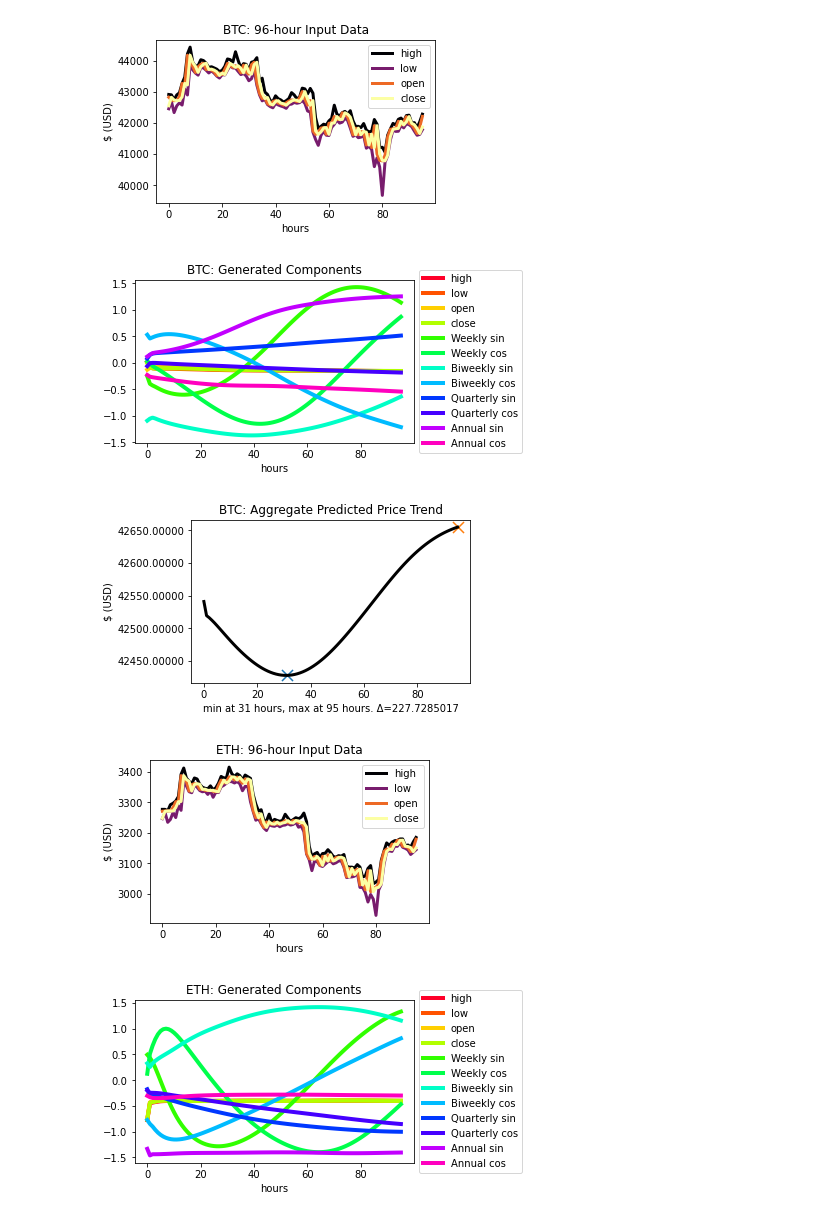
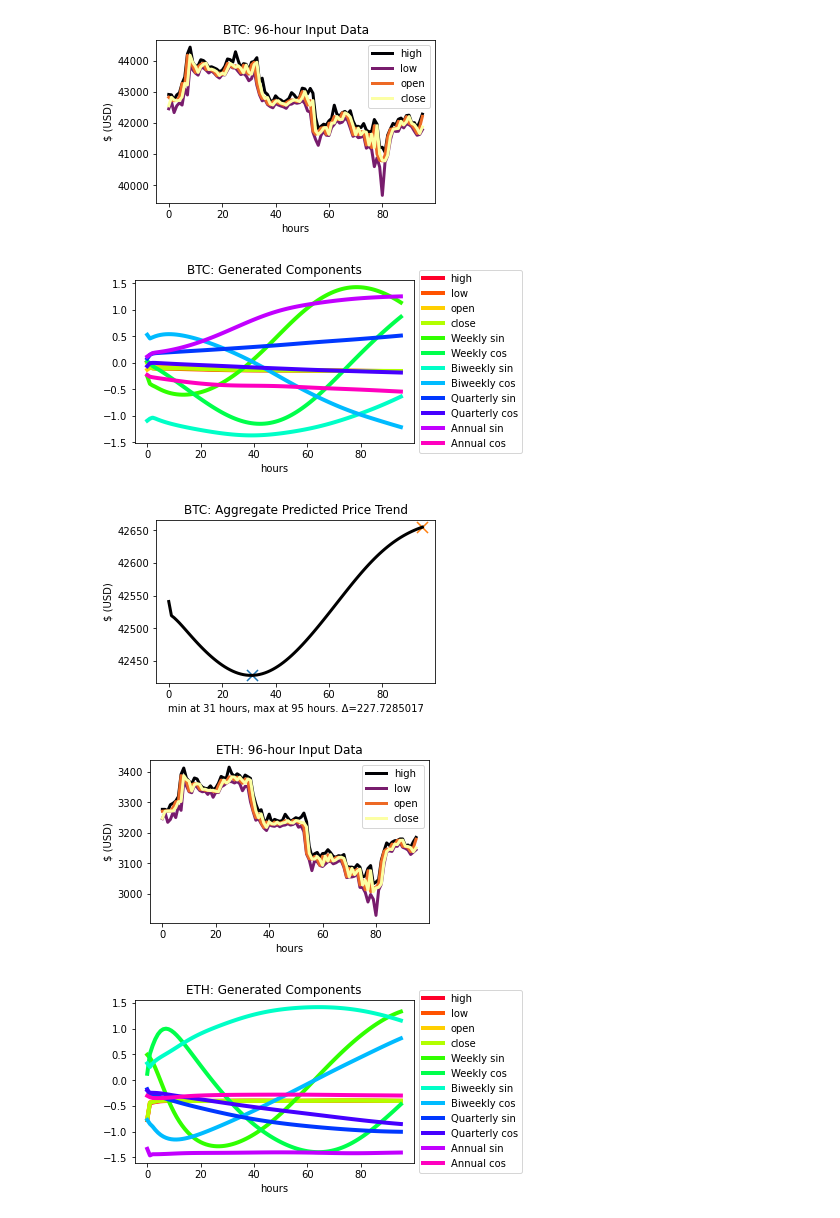
Before and after one commit to LaviJ/Cryptocurrency-Analysis, a Jupyter notebook: Machine Learning/model-predict.ipynb, the cells around one changed output. Cells and saved outputs as stored; diff of their text form; code cells hidden in the pictures.

Commit message:
Fix some string formatting

```diff
--- a/Machine Learning/model-predict.ipynb
+++ b/Machine Learning/model-predict.ipynb
@@ -240,34 +240,34 @@ for symbol in symbols:
     # Show the raw componenet output
     final.columns = ['high',	'low',	'open',	'close',	'Weekly sin',
                      'Weekly cos',	'Biweekly sin',	'Biweekly cos',
                      'Quarterly sin',	'Quarterly cos',	'Annual sin',	'Annual cos']
     final.plot(legend=True, figsize=(5,3), xlabel='hours', colormap='gist_rainbow', title=symbol+': Generated Components', lw=4)
     plt.legend(loc='center left', bbox_to_anchor=(1.0, 0.5))
     plt.savefig('pngs/'+symbol+'raw.png',bbox_inches='tight',dpi=150)
 
     # Denormalize
     for k in range(96):
         wow[k] = ( wow[k]/12 * np.std(df['close'] )) + np.mean(df['close'])
 
     # Show the aggregate prediction
     a = pd.DataFrame(wow)
 
     ymin = float(np.min(wow))
     xmin = int(np.where(wow == ymin)[0][0])
     ymax = float(np.max(wow))
     xmax = int(np.where(wow == ymax)[0][0])
     if xmin < xmax :
         a.plot(legend=False, figsize=(5,3), xlabel='min at '+str(xmin)+' hours, max at '+str(xmax)+' hours. \u0394='+str(round(ymax-ymin,7)), ylabel='$ (USD)', color='k', title=symbol+": Aggregate Predicted Price Trend", lw=3)
     else:
         a.plot(legend=False, figsize=(5,3), xlabel='max at '+str(xmax)+' hours, min at '+str(xmin)+' hours. \u0394='+str(round(ymin-ymax,7)), ylabel='$ (USD)', color='k', title=symbol+": Aggregate Predicted Price Trend", lw=3)
 
     plt.gca().scatter(xmin, ymin, s=123, marker='x')
     plt.gca().scatter(xmax, ymax, s=123, marker='x')
-    plt.gca().yaxis.set_major_formatter(FormatStrFormatter('%.5f'))
+    plt.gca().yaxis.set_major_formatter(FormatStrFormatter('%g'))
     plt.savefig('pngs/'+symbol+'out.png', bbox_inches='tight', dpi=150)
 # %% [output]
 [figure]
 [figure]
-[figure, old version]
+[figure, new version]
 [figure]
 [figure]
```
Also changed, not shown: parts of 1 cell of this notebook.
